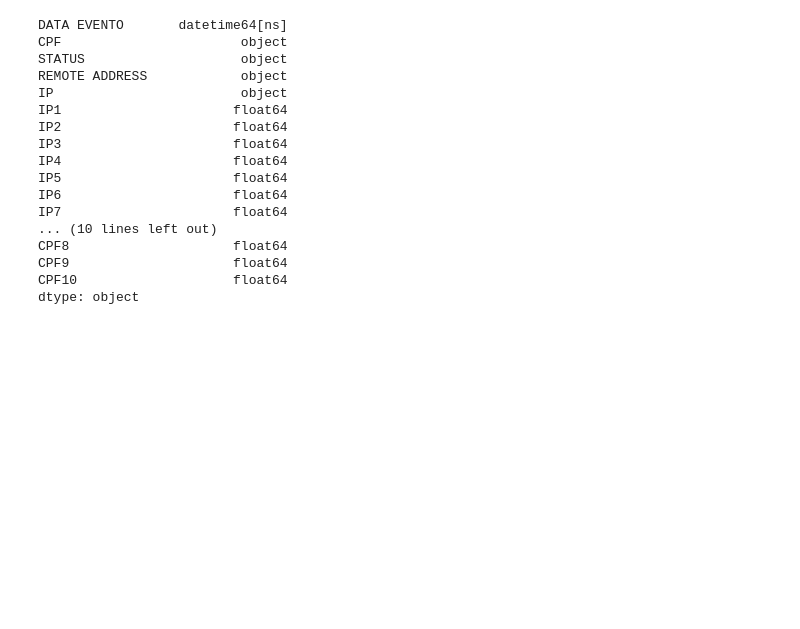
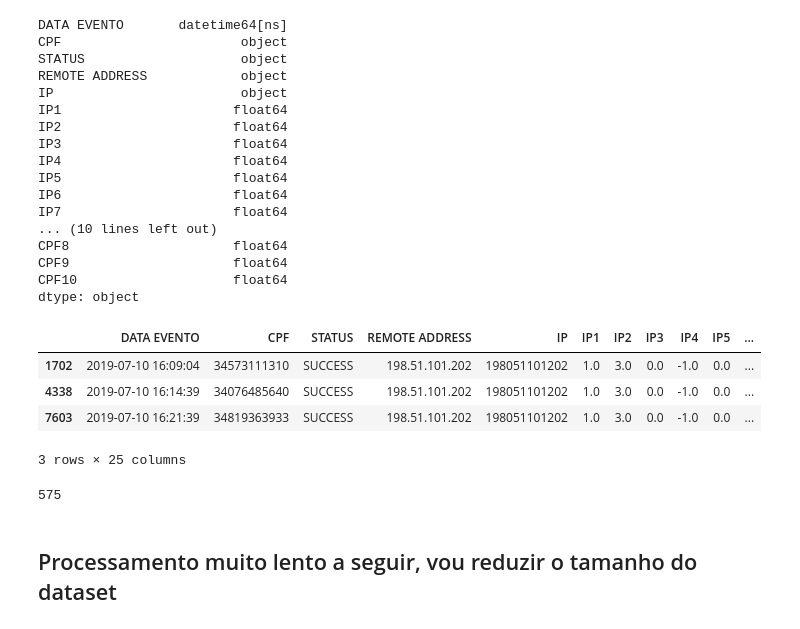
Before and after one commit to equipepontozip/lion-king, a Jupyter notebook: notebooks/2. pre-processa-cria-outliers.ipynb, the cells around one changed output. Saved outputs shown, nothing was run; the diff lists cells and outputs as text; code cells hidden in the pictures; blank space fills up the shorter version.

```diff
--- a/notebooks/2. pre-processa-cria-outliers.ipynb
+++ b/notebooks/2. pre-processa-cria-outliers.ipynb
@@ -196,3 +197,17 @@ CPF8                     float64
 CPF9                     float64
 CPF10                    float64
 dtype: object
+# %%
+df_auditoria[df_auditoria.IP=='198051101202'][:3]
+# %% [output]
+|  | DATA EVENTO | CPF | STATUS | REMOTE ADDRESS | IP | IP1 | IP2 | IP3 | IP4 | IP5 | ... |
+| 1702 | 2019-07-10 16:09:04 | 34573111310 | SUCCESS | 198.51.101.202 | 198051101202 | 1.0 | 3.0 | 0.0 | -1.0 | 0.0 | ... |
+| 4338 | 2019-07-10 16:14:39 | 34076485640 | SUCCESS | 198.51.101.202 | 198051101202 | 1.0 | 3.0 | 0.0 | -1.0 | 0.0 | ... |
+| 7603 | 2019-07-10 16:21:39 | 34819363933 | SUCCESS | 198.51.101.202 | 198051101202 | 1.0 | 3.0 | 0.0 | -1.0 | 0.0 | ... |
+3 rows × 25 columns
+# %%
+df_auditoria[df_auditoria.IP=='198051101202'].shape[0]
+# %% [output]
+575
+# %% [markdown]
+## Processamento muito lento a seguir, vou reduzir o tamanho do dataset
```
Also changed, not shown: parts of 10 cells of this notebook.
